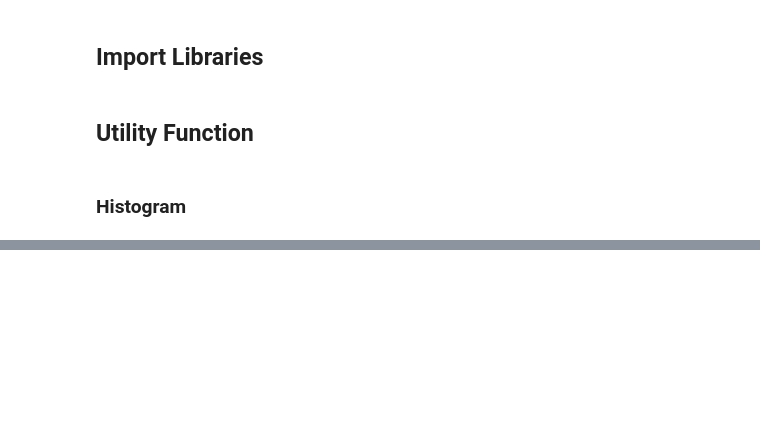
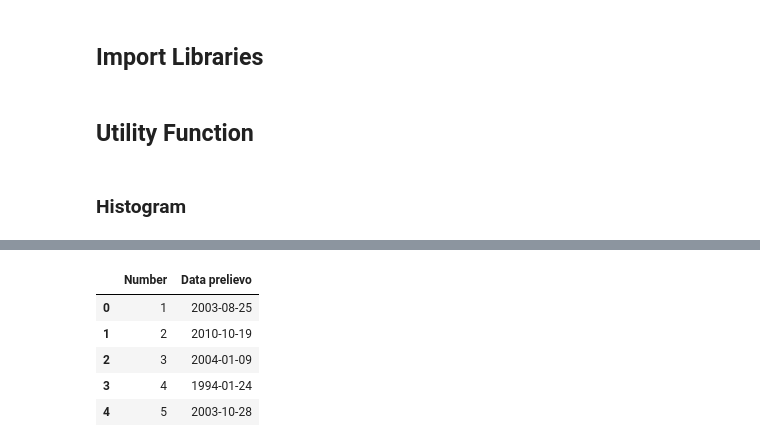
Before and after one commit to davide-marchi/clinical-data-encoding, a Jupyter notebook: notebook.ipynb, the cells around one changed output, grey strips where cells are left out. Cells and saved outputs as stored; diff of their text form; code cells hidden in the pictures; blank space fills up the shorter version.

```diff
--- a/notebook.ipynb
+++ b/notebook.ipynb
@@ -56,0 +60,9 @@ chl_dataset.head()
+# %%
+date_dataset.head()
+# %% [output]
+|  | Number | Data prelievo |
+| 0 | 1 | 2003-08-25 |
+| 1 | 2 | 2010-10-19 |
+| 2 | 3 | 2004-01-09 |
+| 3 | 4 | 1994-01-24 |
+| 4 | 5 | 2003-10-28 |
```
Also changed, not shown: parts of 37 cells of this notebook, 2 other files.
